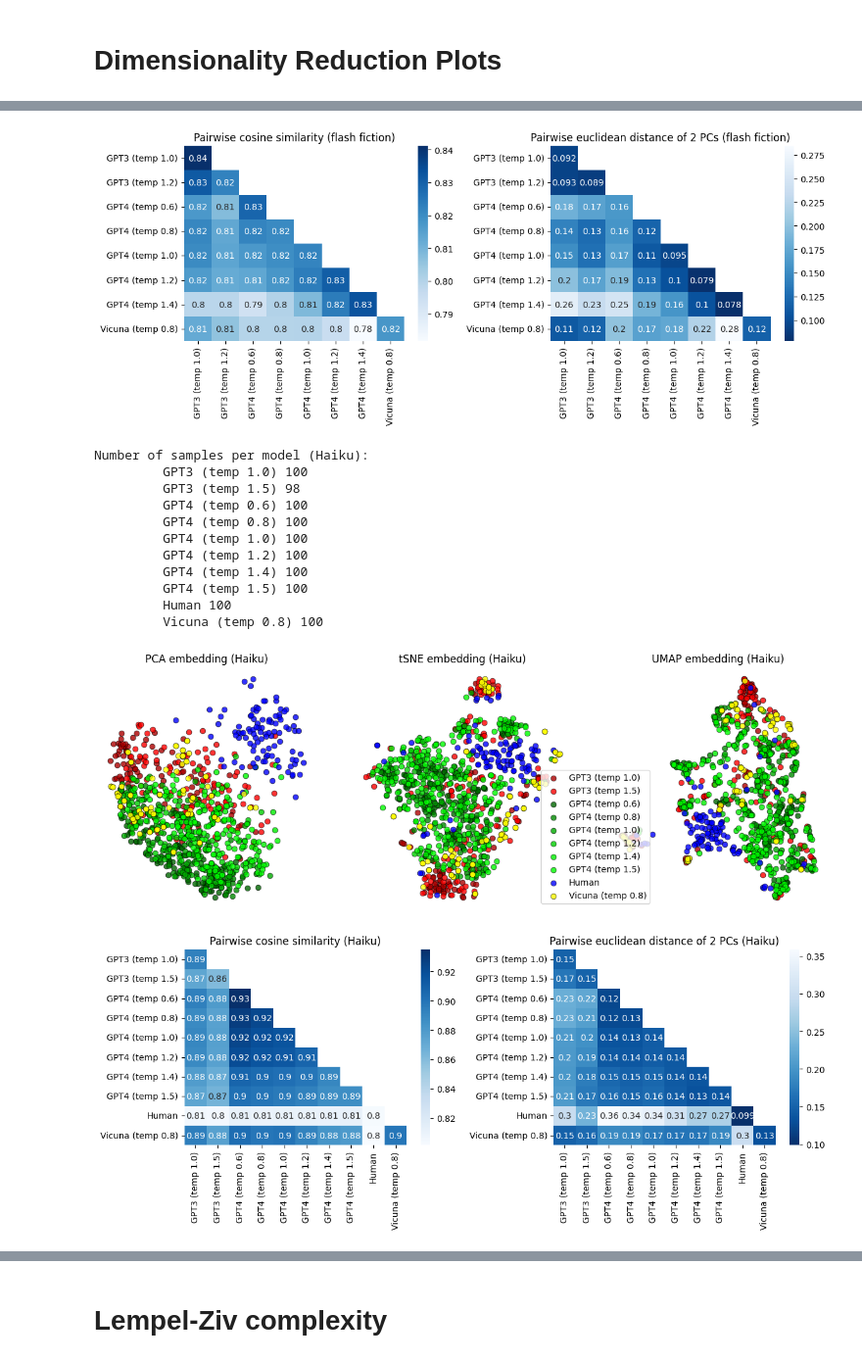
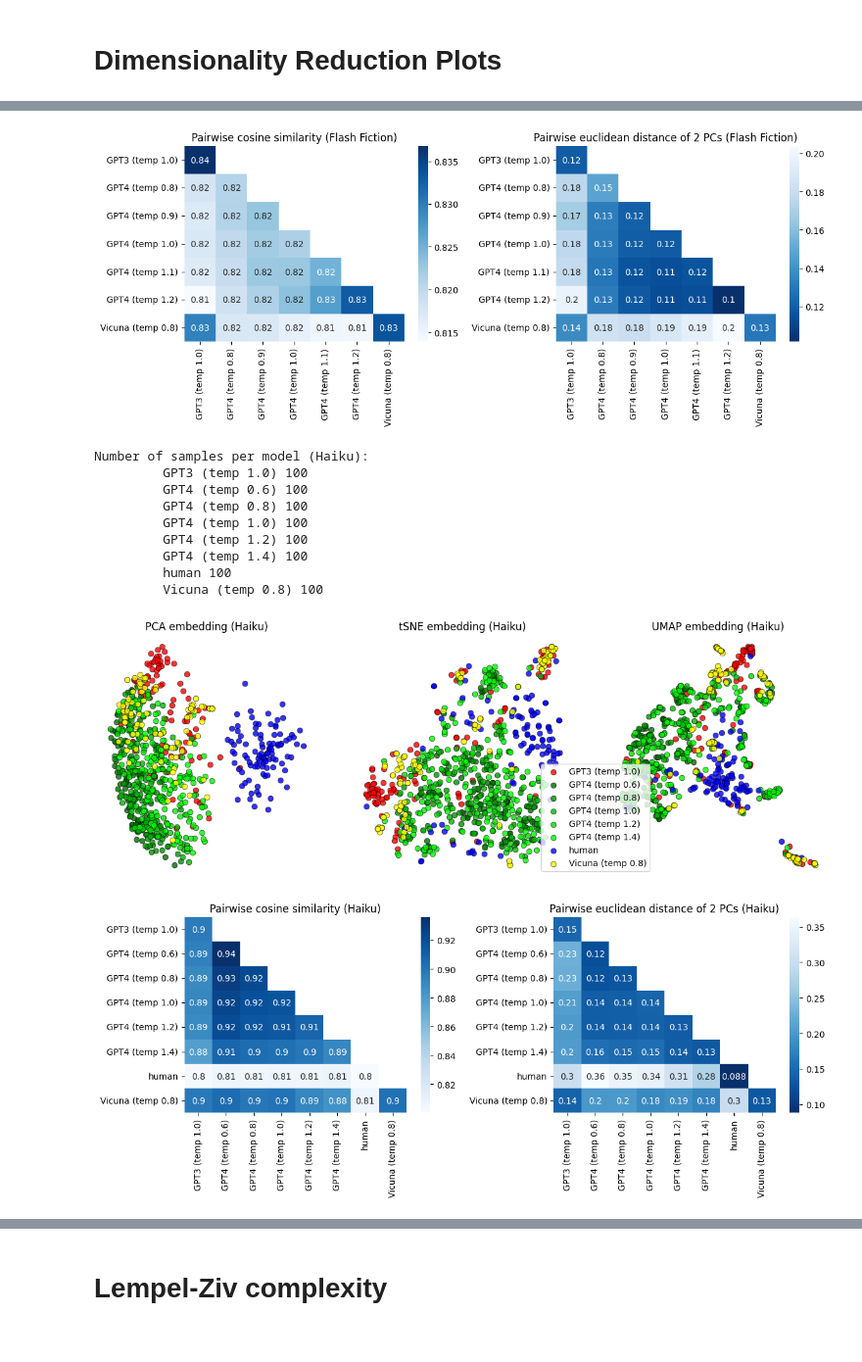
Before and after one commit to AntoineBellemare/DAT_GPT, a Jupyter notebook: notebook/text_embedding_viz.ipynb, the cells around one changed output, grey strips where cells are left out. Shown at 98% size. Drawn from its saved outputs; the diff is of its cells as text; code cells hidden in the pictures.

Commit message:
Add additional Haiku analysis

```diff
--- a/notebook/text_embedding_viz.ipynb
+++ b/notebook/text_embedding_viz.ipynb
@@ -18,9 +20,9 @@ from itertools import combinations
 # %%
 def get_data_locations(genre, vecs=True):
     if vecs:
-        path_pattern = f"../machine_data_stories/embeddings/*_{genre}_*.json"
+        path_pattern = f"../machine_data_stories/final/embeddings/*_{genre}_*.json"
     else:
-        path_pattern = f"../machine_data_stories/*_{genre}_*.json"
+        path_pattern = f"../machine_data_stories/final/*{genre}*.json"
     filenames = glob.glob(path_pattern)
 
     data_locations = {}
@@ -49,6 +51,7 @@ def parse_temp(filename):
         return float(filename.split('temp ')[1].replace(")", ""))
     return 1.0
 
+
 def color_generator(data_locations, **model_colors):
     models = sorted(set(name.split(' ')[0] for name in data_locations.keys()))
     missing_models = [model for model in models if model not in model_colors]
@@ -70,7 +73,7 @@ def color_generator(data_locations, **model_colors):
 # %% [markdown]
 # Dimensionality Reduction Plots
 # %%
-def plot_embedding(data, data_name, embedding_type="tSNE", colors=None, kde=False, legend=True, show=True):
+def plot_embedding(data, data_name, embedding_type="tSNE", colors=None, kde=False, title=True, legend=True, show=True):
     vecs_all = np.concatenate(list(data.values()))
     model_ids = np.concatenate([[i] * len(vecs) for i, vecs in enumerate(data.values())])
 
@@ -85,7 +88,9 @@ def plot_embedding(data, data_name, embedding_type="tSNE", colors=None, kde=Fals
 
     emb_vecs = emb.fit_transform(vecs_all)
 
-    plt.title(f"{embedding_type} embedding ({data_name})")
+    if title:
+        plt.title(f"{embedding_type} embedding ({data_name})")
+
     for i, name in enumerate(data.keys()):
         cluster_data = emb_vecs[model_ids == i].T
         c = colors[i] if colors is not None else f"C{i}"
@@ -145,12 +150,29 @@ def plot_pairwise_similarity(data, data_name, metric="cosine", pca_comps=None, c
     if show:
         plt.show()
 # %%
-def load_data(data_locations, max_samples=100):
+def to_embedding_fname(fname):
+    fname = fname.replace('.json', '_vecs.json')
+    components = fname.split(os.sep)
+    components.insert(-2, 'embeddings')
+    return os.sep.join(components)
+
+
+def load_data(data_locations, max_samples=100, fname_only=False, vecs=True):
     data = {}
     for name, locs in data_locations.items():
         curr = []
         for loc in locs:
-            curr.append(np.array(list(json.load(open(loc, "r")).values())))
+
+            if fname_only:
+                if vecs:
+                    loc = os.path.join("..","machine_data_stories", "final", "embeddings", loc.replace('.json', '_vecs.json'))
+                else:
+                    loc = os.path.join("..","machine_data_stories", "final", "embeddings", loc)
+
+            # load embedding vectors
+            with open(loc, "r") as f:
+                txt = json.load(f)
+            curr.append(np.array(list(txt.values())))
         data[name] = np.concatenate(curr)[:max_samples]
     return data
 
@@ -182,21 +204,22 @@ def pairwise_distance_summary(data_locations, data_name):
     plt.tight_layout()
     plt.show()
 # %%
-data_name = "flash fiction"
-data_locations = get_data_locations("flash_fiction")
+data_name = "Flash Fiction"
+data_locations = get_data_locations("flash_fictions")
 colors = color_generator(data_locations, GPT3="#ff0000", GPT4="#00ff00", Vicuna="#ffff00", Human="#0000ff")
 embedding_summary(data_locations, data_name, colors=colors)
 pairwise_distance_summary(data_locations, data_name)
 
 data_name = "Haiku"
-data_locations = get_data_locations("haiku")
-colors = color_generator(data_locations, GPT3="#ff0000", GPT4="#00ff00", Vicuna="#ffff00", Human="#0000ff")
+data_locations = get_data_locations("haikus")
+colors = color_generator(data_locations, GPT3="#ff0000", GPT4="#00ff00", Vicuna="#ffff00", human="#0000ff")
 embedding_summary(data_locations, data_name, colors=colors)
 pairwise_distance_summary(data_locations, data_name)
 
 data_name = "Synopsis"
-data_locations = get_data_locations("synopsis")
-colors = color_generator(data_locations, GPT3="#ff0000", GPT4="#00ff00", Vicuna="#ffff00", Human="#0000ff")
+data_locations = get_data_locations("synopses")
+data_locations["human"] = ["../machine_data_stories/final/embeddings/TMDB_movies_subset_human_vecs.json"]
+colors = color_generator(data_locations, GPT3="#ff0000", GPT4="#00ff00", Vicuna="#ffff00", human="#0000ff")
 embedding_summary(data_locations, data_name, colors=colors)
 pairwise_distance_summary(data_locations, data_name)
 # %% [output]
@@ -213,15 +235,13 @@ Number of samples per model (flash fiction):
-[figure, old version]
+[figure, new version]
 Number of samples per model (Haiku):
          GPT3 (temp 1.0) 100
-         GPT3 (temp 1.5) 98
          GPT4 (temp 0.6) 100
          GPT4 (temp 0.8) 100
          GPT4 (temp 1.0) 100
          GPT4 (temp 1.2) 100
          GPT4 (temp 1.4) 100
-         GPT4 (temp 1.5) 100
-         Human 100
+         human 100
          Vicuna (temp 0.8) 100
-[figure, old version]
+[figure, new version]
-[figure, old version]
+[figure, new version]
 Number of samples per model (Synopsis):
```
Also changed, not shown: parts of 19 cells of this notebook, 1 other file.
